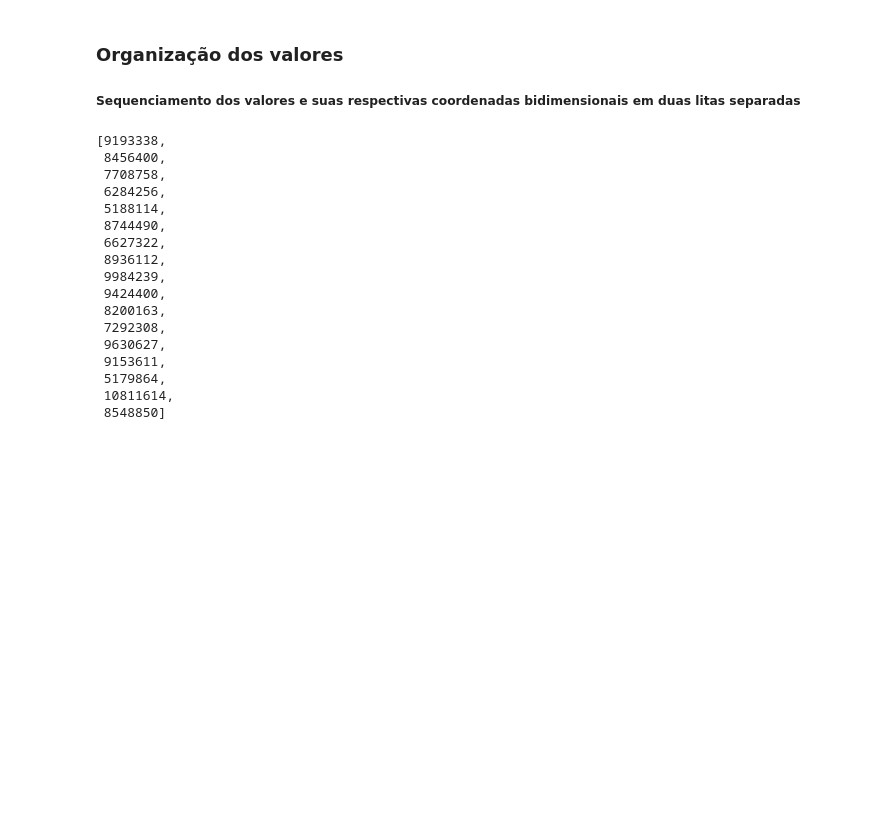
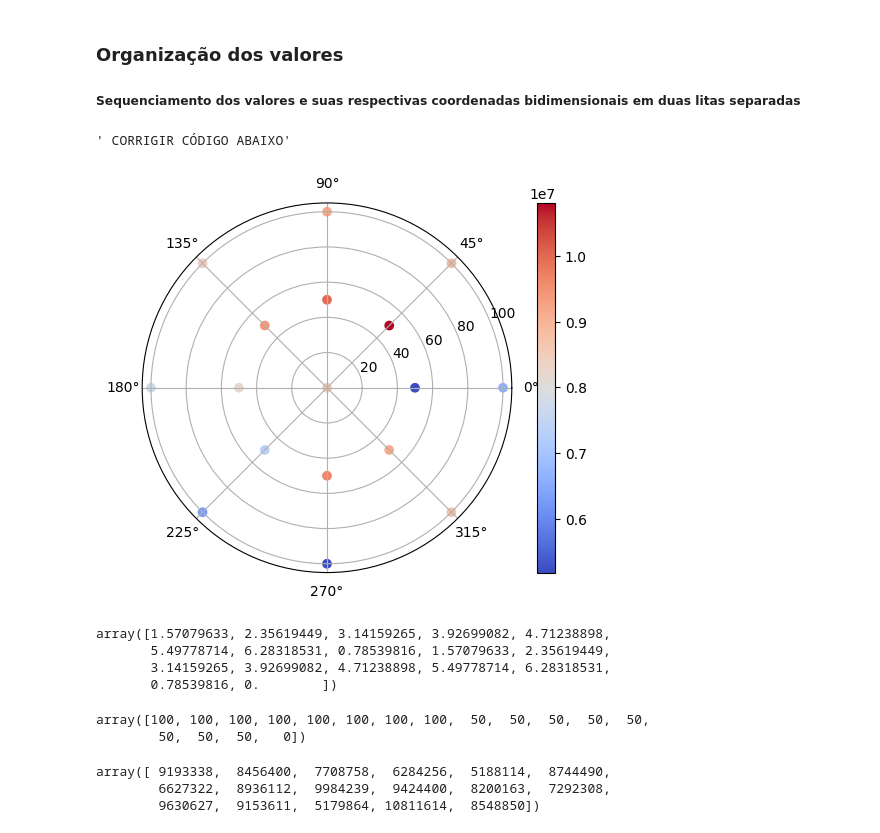
Before and after one commit to igordantasgf/analise_dados_microambientais, a Jupyter notebook: fly_eye_visualize.ipynb, the cells around one changed output. Cells and saved outputs as stored; diff of their text form; code cells hidden in the pictures; blank space fills up the shorter version.

```diff
--- a/fly_eye_visualize.ipynb
+++ b/fly_eye_visualize.ipynb
@@ -28,7 +28,13 @@ Total rows in series: 459301
 # %%
 sensors=col[9:]
 values=[]
+
+grau=np.radians([90,135,180,225,270,315,360,45,90,135,180,225,270,315,360,45,0])
+altura=np.array([100,100,100,100,100,100,100,100,50,50,50,50,50,50,50,50,0])
 coord=[]
+for a,b in zip(grau,altura):
+  coord.append([a,b])
+
 labmim_backup = labmim
 
 for i in sensors:
@@ -39,23 +45,43 @@ for i in sensors:
   #print(unique_types)
   labmim_backup[i] = [int(x) if str(x).isdigit() else 0 for x in labmim_backup[i]]
   values.append(sum(labmim_backup[i]))
+
+values = np.array(values)
+# %%
+""" CORRIGIR CÓDIGO ABAIXO """
+
+#plt.subplot(projection="polar")
+#plt.pcolormesh(coord, values, cmap="coolwarm", shading='auto')
+#plt.colorbar()
+#plt.show()
+# %% [output]
+' CORRIGIR CÓDIGO ABAIXO'
+# %%
+rad = np.radians(data[1])
+azm = data[0]
+z = data[2]
+
+plt.subplot(projection="polar")
+plt.scatter(grau, altura, c=values, cmap='coolwarm')
+plt.colorbar()
+plt.show()
+# %% [output]
+[figure, added]
+# %%
+grau
+# %% [output]
+array([1.57079633, 2.35619449, 3.14159265, 3.92699082, 4.71238898,
+       5.49778714, 6.28318531, 0.78539816, 1.57079633, 2.35619449,
+       3.14159265, 3.92699082, 4.71238898, 5.49778714, 6.28318531,
+       0.78539816, 0.        ])
+# %%
+altura
+# %% [output]
+array([100, 100, 100, 100, 100, 100, 100, 100,  50,  50,  50,  50,  50,
+        50,  50,  50,   0])
 # %%
 values
 # %% [output]
-[9193338,
- 8456400,
- 7708758,
- 6284256,
- 5188114,
- 8744490,
- 6627322,
- 8936112,
- 9984239,
- 9424400,
- 8200163,
- 7292308,
- 9630627,
- 9153611,
- 5179864,
- 10811614,
- 8548850]
+array([ 9193338,  8456400,  7708758,  6284256,  5188114,  8744490,
+        6627322,  8936112,  9984239,  9424400,  8200163,  7292308,
+        9630627,  9153611,  5179864, 10811614,  8548850])
```
